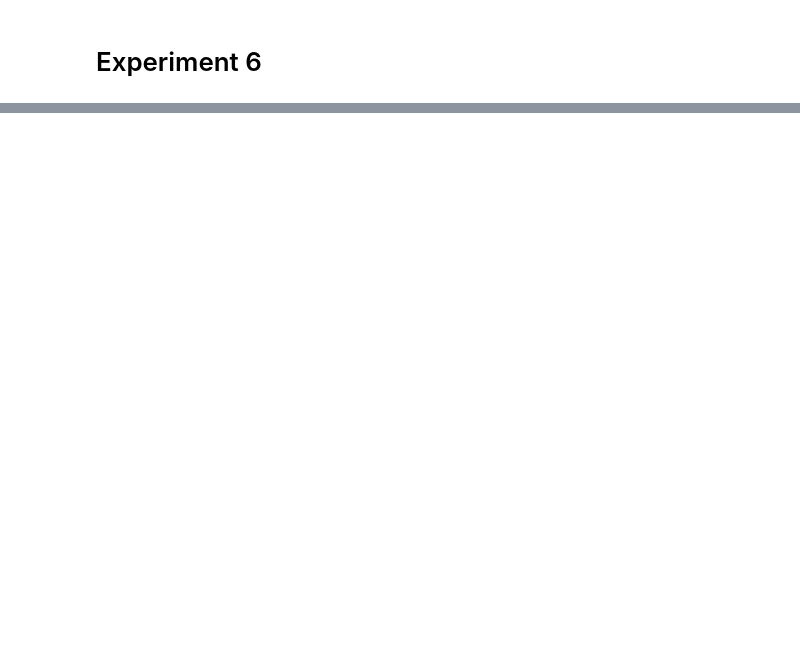
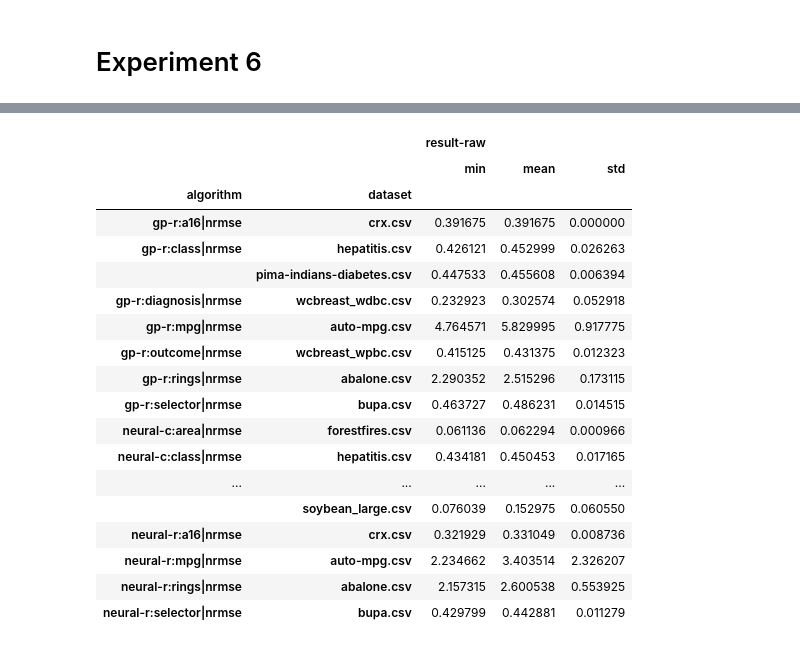
Before and after one commit to jeffheaton/phd-dissertation, a Jupyter notebook: python/dissertation_tables.ipynb, the cells around one changed output, grey strips where cells are left out. Cells and saved outputs as stored; diff of their text form; code cells hidden in the pictures; blank space fills up the shorter version.

```diff
--- a/python/dissertation_tables.ipynb
+++ b/python/dissertation_tables.ipynb
@@ -206,0 +244,23 @@ display(ex6_summary)
+# %%
+f = {'result-raw':['min','mean','std']}
+ex2.groupby(['algorithm','dataset']).agg(f)
+# %% [output]
+|  |  | result-raw |  |  |
+|  |  | min | mean | std |
+| algorithm | dataset |  |  |  |
+| gp-r:a16|nrmse | crx.csv | 0.391675 | 0.391675 | 0.000000 |
+| gp-r:class|nrmse | hepatitis.csv | 0.426121 | 0.452999 | 0.026263 |
+|  | pima-indians-diabetes.csv | 0.447533 | 0.455608 | 0.006394 |
+| gp-r:diagnosis|nrmse | wcbreast_wdbc.csv | 0.232923 | 0.302574 | 0.052918 |
+| gp-r:mpg|nrmse | auto-mpg.csv | 4.764571 | 5.829995 | 0.917775 |
+| gp-r:outcome|nrmse | wcbreast_wpbc.csv | 0.415125 | 0.431375 | 0.012323 |
+| gp-r:rings|nrmse | abalone.csv | 2.290352 | 2.515296 | 0.173115 |
+| gp-r:selector|nrmse | bupa.csv | 0.463727 | 0.486231 | 0.014515 |
+| neural-c:area|nrmse | forestfires.csv | 0.061136 | 0.062294 | 0.000966 |
+| neural-c:class|nrmse | hepatitis.csv | 0.434181 | 0.450453 | 0.017165 |
+| ... | ... | ... | ... | ... |
+|  | soybean_large.csv | 0.076039 | 0.152975 | 0.060550 |
+| neural-r:a16|nrmse | crx.csv | 0.321929 | 0.331049 | 0.008736 |
+| neural-r:mpg|nrmse | auto-mpg.csv | 2.234662 | 3.403514 | 2.326207 |
+| neural-r:rings|nrmse | abalone.csv | 2.157315 | 2.600538 | 0.553925 |
+| neural-r:selector|nrmse | bupa.csv | 0.429799 | 0.442881 | 0.011279 |
```
Also changed, not shown: parts of 9 cells of this notebook, 1 other file.
